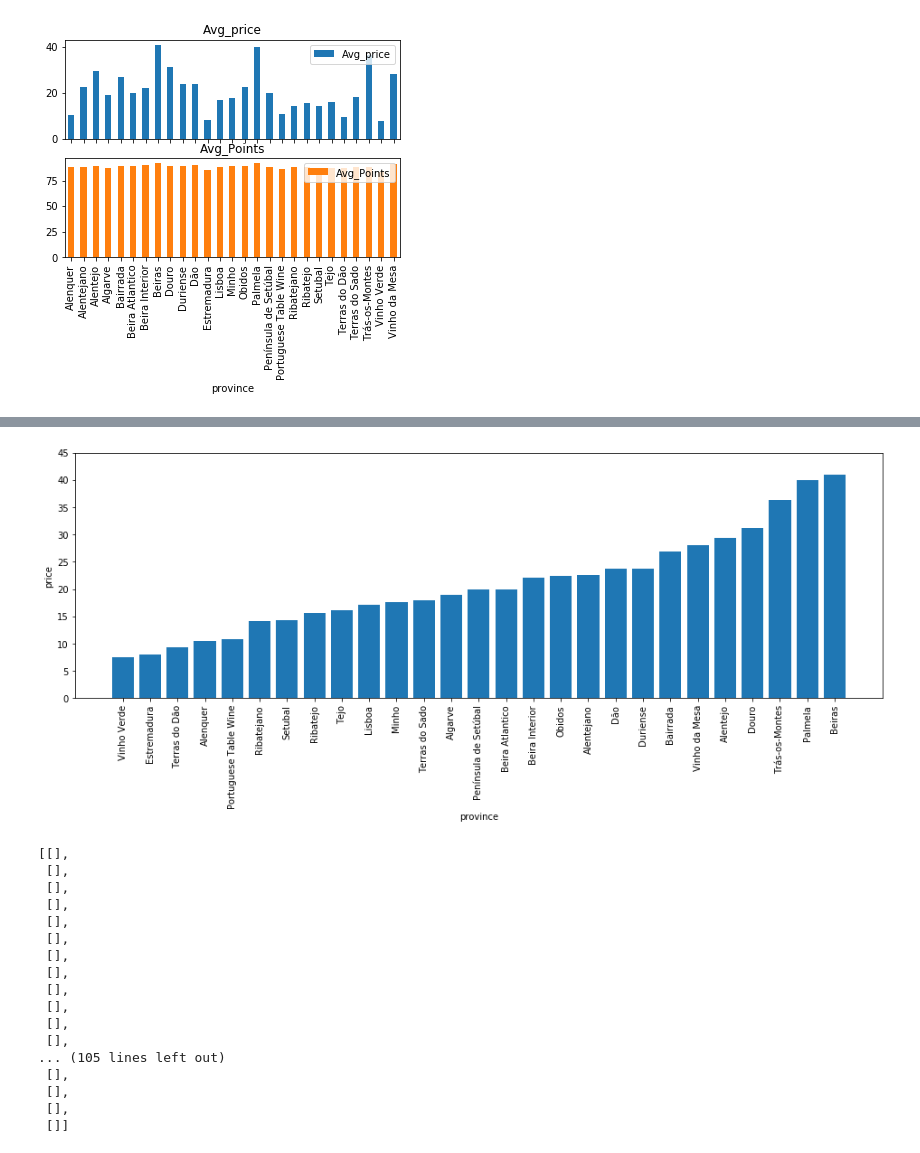
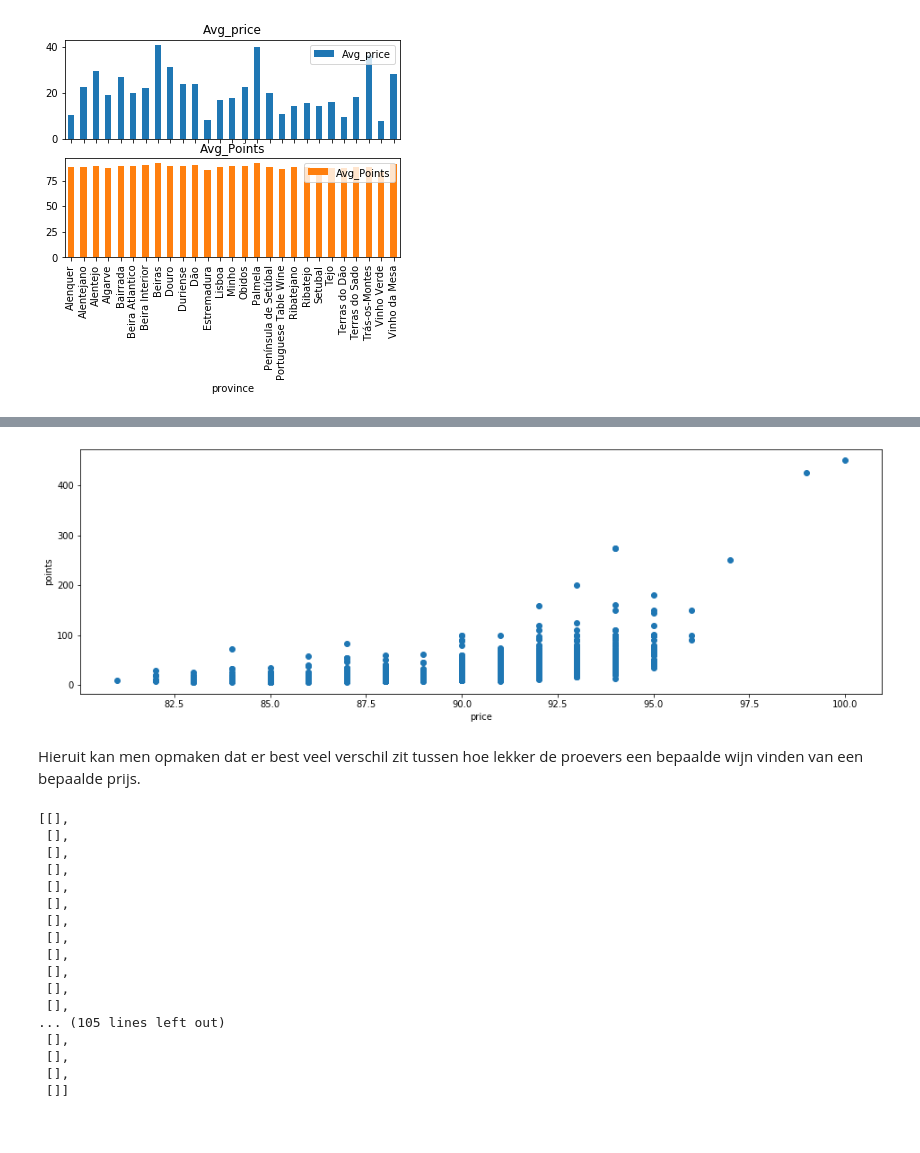
Before and after one commit to LucasVanWijk/Computational_Moddeling_Group_Project, a Jupyter notebook: score+prijs_afkomst_grafiek.ipynb, the cells around one changed output, grey strips where cells are left out. Drawn from its saved outputs; the diff is of its cells as text; code cells hidden in the pictures.

```diff
--- a/score+prijs_afkomst_grafiek.ipynb
+++ b/score+prijs_afkomst_grafiek.ipynb
@@ -71,15 +92,23 @@ plt.show()
-# %%
-# avg price per provincie
-avg_points_sorted = avg_per_province.sort_values(by=['price'])
-plt.figure(figsize=(16,5))
-plt.xticks(np.arange(27),(avg_points_sorted.index), rotation='vertical')
-plt.ylim(0, 45)
-plt.bar(avg_points_sorted['province'], avg_points_sorted['price'])
-plt.xlabel('province')
-plt.ylabel('price')
-plt.show()
-# %% [output]
-[figure, removed]
+# %%
+# verdeling van punten t.o.v. price
+plt.figure(figsize=(16,5))
+plt.scatter(redwines['points'], redwines['price'])
+plt.ylabel('points')
+plt.xlabel('price')
+#plt.ylim(80, 100, 1)
+plt.show()
+
+
+#plt.plot(redwines['price'], redwines['points'])
+#plt.xticks(redwines['price'], redwines['price'], rotation='vertical')
+#plt.title('avg points per year of wines')
+#plt.xlabel('price')
+#plt.ylabel('points')
+#plt.show()
+# %% [output]
+[figure, added]
+# %% [markdown]
+Hieruit kan men opmaken dat er best veel verschil zit tussen hoe lekker de proevers een bepaalde wijn vinden van een bepaalde prijs.
 # %%
 
 matrix = pd.plotting.scatter_matrix(avg_per_province)
```
Also changed, not shown: parts of 8 cells of this notebook.
